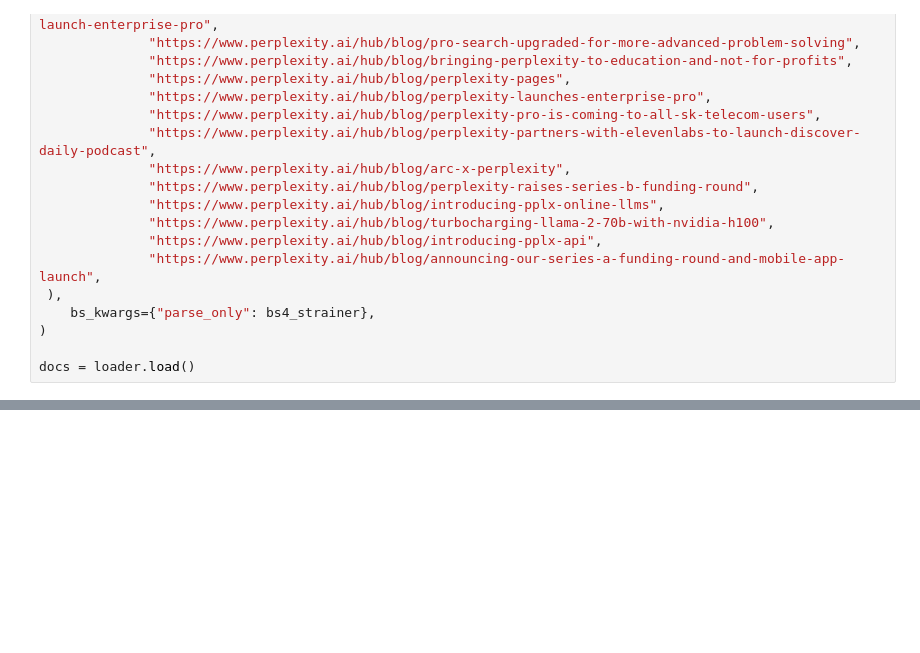
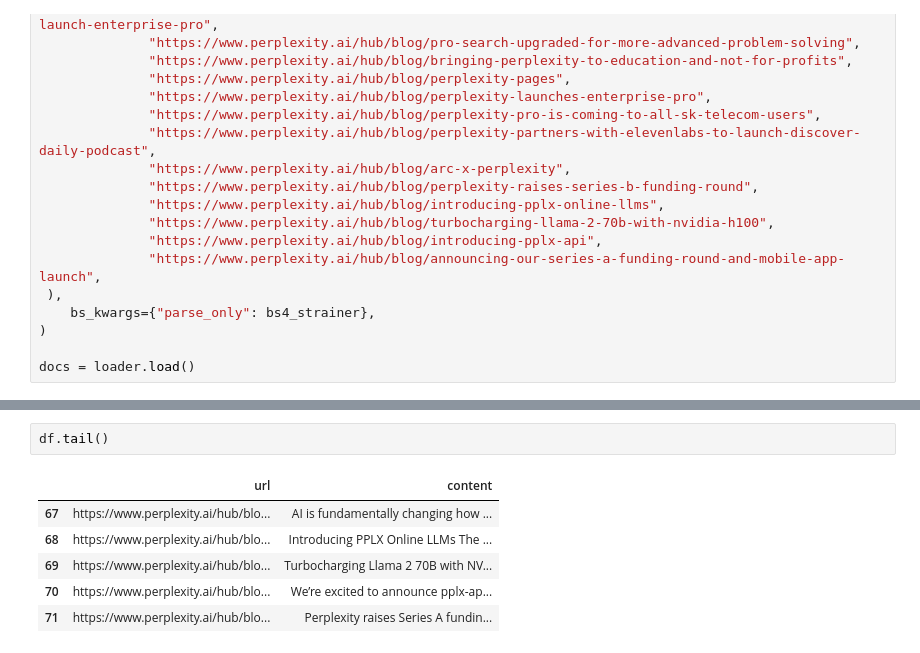
Before and after one commit to Akorikk/Small_Language_Model, a Jupyter notebook: slm.ipynb, the cells around one changed output, grey strips where cells are left out. Saved outputs shown, nothing was run; the diff lists cells and outputs as text; blank space fills up the shorter version.

```diff
--- a/slm.ipynb
+++ b/slm.ipynb
@@ -170,0 +136,9 @@ docs
+# %%
+df.tail()
+# %% [output]
+|  | url | content |
+| 67 | https://www.perplexity.ai/hub/blo... | AI is fundamentally changing how ... |
+| 68 | https://www.perplexity.ai/hub/blo... | Introducing PPLX Online LLMs The ... |
+| 69 | https://www.perplexity.ai/hub/blo... | Turbocharging Llama 2 70B with NV... |
+| 70 | https://www.perplexity.ai/hub/blo... | We’re excited to announce pplx-ap... |
+| 71 | https://www.perplexity.ai/hub/blo... | Perplexity raises Series A fundin... |
```
Also changed, not shown: parts of 8 cells of this notebook, 1 other file.
